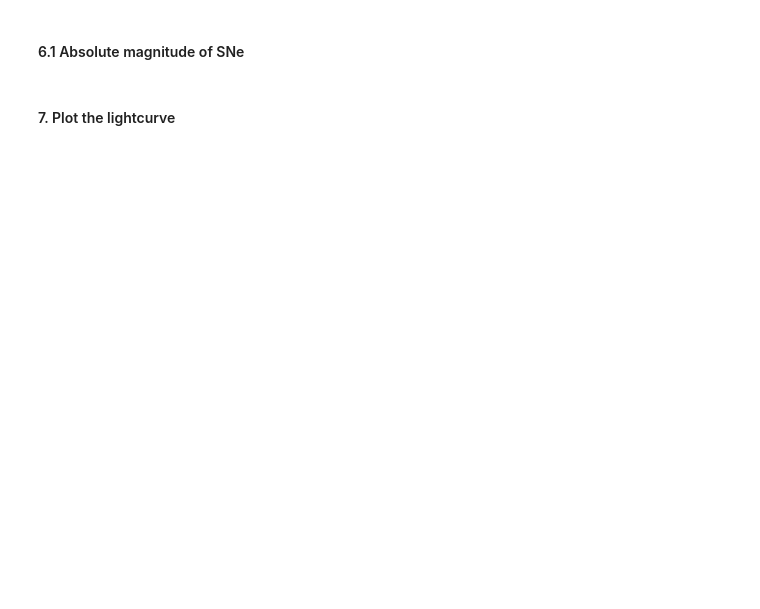
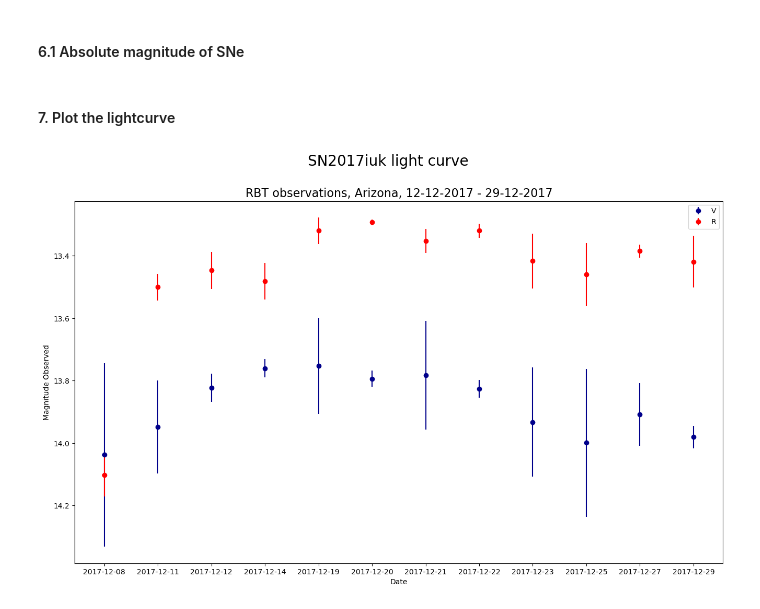
Before and after one commit to ASTR0MNSTR/univ_codes, a Jupyter notebook: 2024_2025/RaportSNe/pipeline.ipynb, the cells around one changed output. Drawn from its saved outputs; the diff is of its cells as text; code cells hidden in the pictures; blank space fills up the shorter version.

```diff
--- a/2024_2025/RaportSNe/from_shit_to_SNe.ipynb
+++ b/2024_2025/RaportSNe/pipeline.ipynb
@@ -162,3 +214,37 @@ print(some_id)
 #### 6.1 Absolute magnitude of SNe
 # %% [markdown]
 #### 7. Plot the lightcurve
+# %%
+data_SNe = pd.read_csv('SNe.csv')
+
+dates = list(set(data_SNe['date']))
+
+dates = sorted(dates, key=lambda x: pd.to_datetime(x, format='%Y-%m-%d'))
+
+V_dates = []
+V_dates_err = []
+R_dates = []
+R_dates_err = []
+
+for date in dates:
+    V_dates.append(np.median(data_SNe[data_SNe['date'] == date]['V']))
+    V_dates_err.append(np.std(data_SNe[data_SNe['date'] == date]['V']))
+    R_dates.append(np.median(data_SNe[data_SNe['date'] == date]['R']))
+    R_dates_err.append(np.std(data_SNe[data_SNe['date'] == date]['R']))
+# %%
+fig, ax = plt.subplots(1, 1, figsize=(16, 9))
+
+ax.errorbar(dates, V_dates, yerr=V_dates_err, fmt='o', color='darkblue', label='V')
+ax.errorbar(dates, R_dates, yerr=R_dates_err, fmt='o', color='red', label='R')
+
+ax.set_xlabel('Date')
+ax.set_ylabel('Magnitude Observed')
+ax.set_title('RBT observations, Arizona, 12-12-2017 - 29-12-2017', fontsize=16)
+ax.invert_yaxis()
+
+fig.suptitle('SN2017iuk light curve', fontsize=20)
+ax.legend()
+
+fig.savefig('SN2017iuk_light_curve.pdf', bbox_inches='tight', dpi=300)
+# %% [output]
+[figure, added]
```
Also changed, not shown: parts of 3 cells of this notebook, 2 other files.
